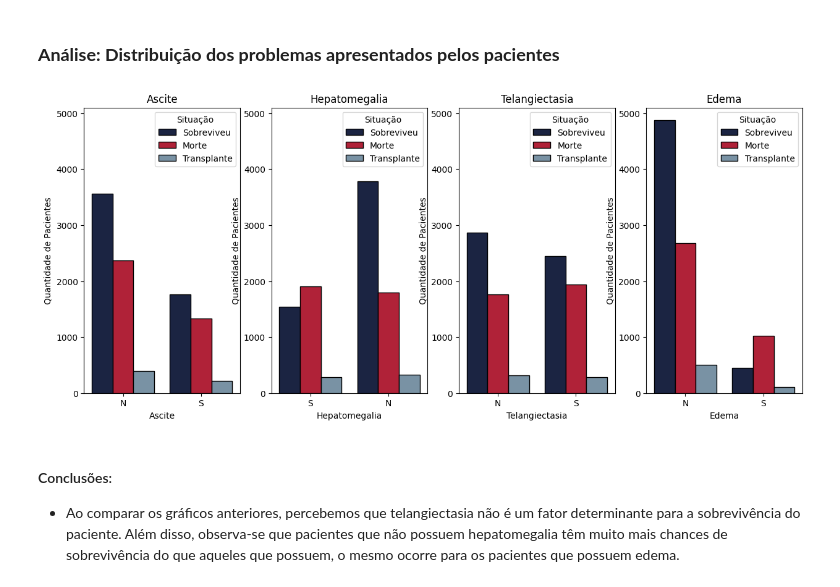
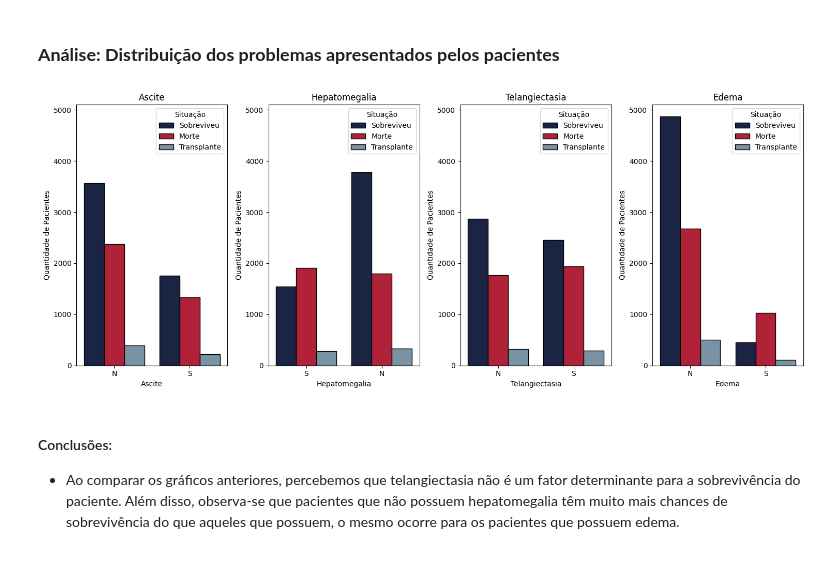
Before and after one commit to rodrigo0567/Cirrosifier-TRAINEES1, a Jupyter notebook: notebooks/eda_completo.ipynb, the cells around one changed output. Cells and saved outputs as stored; diff of their text form; code cells hidden in the pictures.

```diff
--- a/notebooks/eda_completo.ipynb
+++ b/notebooks/eda_completo.ipynb
@@ -1011,34 +1012,35 @@ colors = ['#1b2442', '#b02238', '#7992a4']
 sns.countplot(data=df_cirrose, x='Ascite', hue='Situação', palette=colors, edgecolor='black', saturation=1 ,ax=axs[0])
 axs[0].set_title('Ascite')
 axs[0].set_xlabel('Ascite')
 axs[0].set_ylabel('Quantidade de Pacientes')
 axs[0].set_ylim(0, 5100)
 axs[0].legend(title='Situação')
 
 sns.countplot(data=df_cirrose, x='Hepatomegalia', hue='Situação', palette=colors, edgecolor='black', saturation=1, ax=axs[1])
 axs[1].set_title('Hepatomegalia')
 axs[1].set_xlabel('Hepatomegalia')
 axs[1].set_ylabel('Quantidade de Pacientes')
 axs[1].set_ylim(0, 5100)
 axs[1].legend(title='Situação')
 
 sns.countplot(data=df_cirrose, x='Telangiectasia', hue='Situação', palette=colors, edgecolor='black', saturation=1, ax=axs[2])
 axs[2].set_title('Telangiectasia')
 axs[2].set_xlabel('Telangiectasia')
 axs[2].set_ylabel('Quantidade de Pacientes')
 axs[2].set_ylim(0, 5100)
 axs[2].legend(title='Situação')
 
 sns.countplot(data=df_cirrose, x='Edema', hue='Situação', palette=colors, edgecolor='black', saturation=1, ax=axs[3])
 axs[3].set_title('Edema')
 axs[3].set_xlabel('Edema')
 axs[3].set_ylabel('Quantidade de Pacientes')
 axs[3].set_ylim(0, 5100)
 axs[3].legend(title='Situação')
 
+plt.tight_layout()
 plt.show()
 # %% [output]
-[figure, old version]
+[figure, new version]
 # %% [markdown]
 #### Conclusões:
 * Ao comparar os gráficos anteriores, percebemos que telangiectasia não é um fator determinante para a sobrevivência do paciente. Além disso, observa-se que pacientes que não possuem hepatomegalia têm muito mais chances de sobrevivência do que aqueles que possuem, o mesmo ocorre para os pacientes que possuem edema.
```
Also changed, not shown: parts of 5 cells of this notebook.
